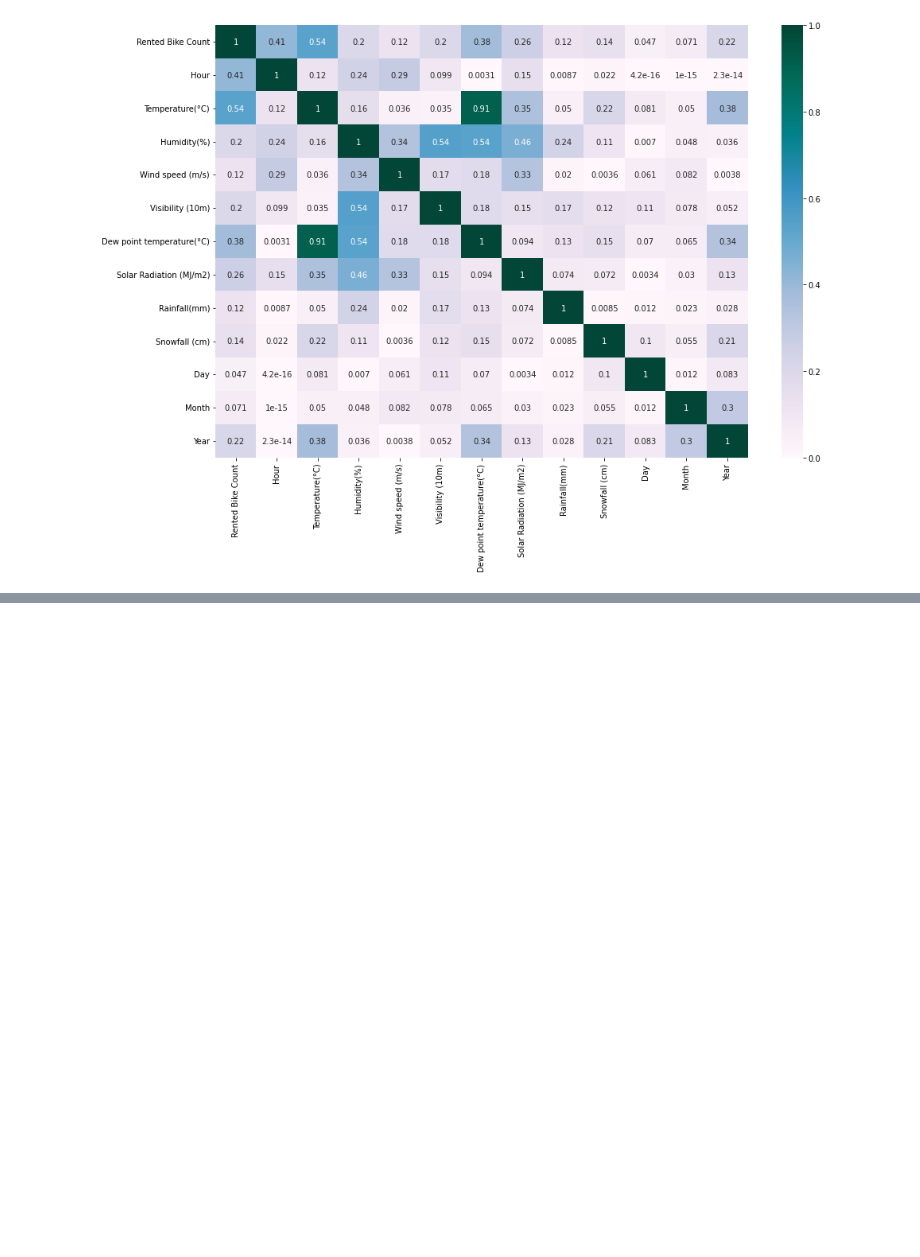
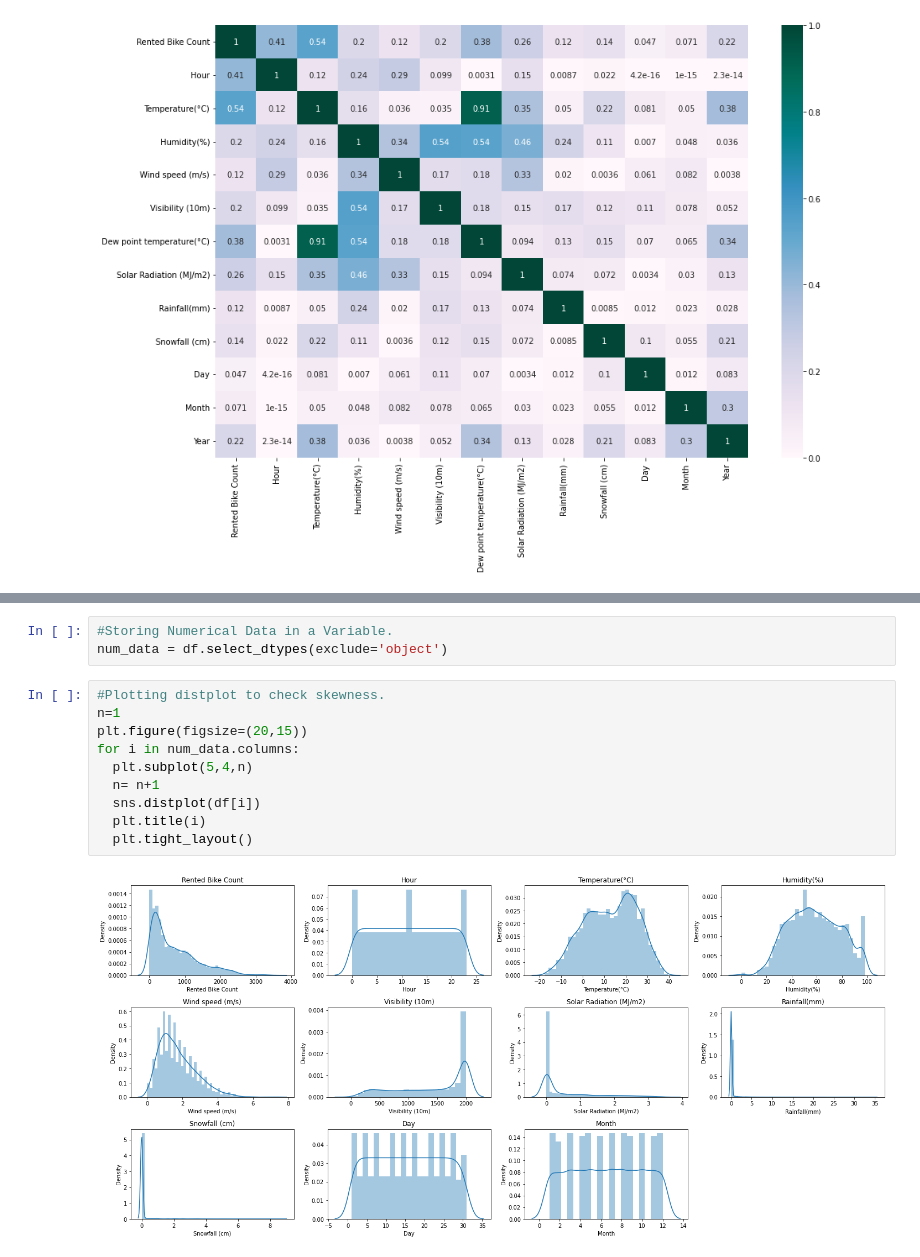
Before and after one commit to satendra-p/Bike_Sharing_Demand_Prediction_using_ML_Reggression, a Jupyter notebook: Bike_Sharing_Demand_Prediction_using_ML_Reggression.ipynb, the cells around one changed output, grey strips where cells are left out. Saved outputs shown, nothing was run; the diff lists cells and outputs as text; blank space fills up the shorter version.

```diff
--- a/Bike_Sharing_Demand_Prediction_using_ML_Reggression.ipynb
+++ b/Bike_Sharing_Demand_Prediction_using_ML_Reggression.ipynb
@@ -261,0 +385,15 @@ sns.heatmap(abs(df.corr()), cmap= 'PuBuGn', annot=True)
+# %%
+#Storing Numerical Data in a Variable.
+num_data = df.select_dtypes(exclude='object')
+# %%
+#Plotting distplot to check skewness.
+n=1
+plt.figure(figsize=(20,15))
+for i in num_data.columns:
+  plt.subplot(5,4,n)
+  n= n+1
+  sns.distplot(df[i])
+  plt.title(i)
+  plt.tight_layout()
+# %% [output]
+[figure, added]
```
Also changed, not shown: parts of 36 cells of this notebook.
